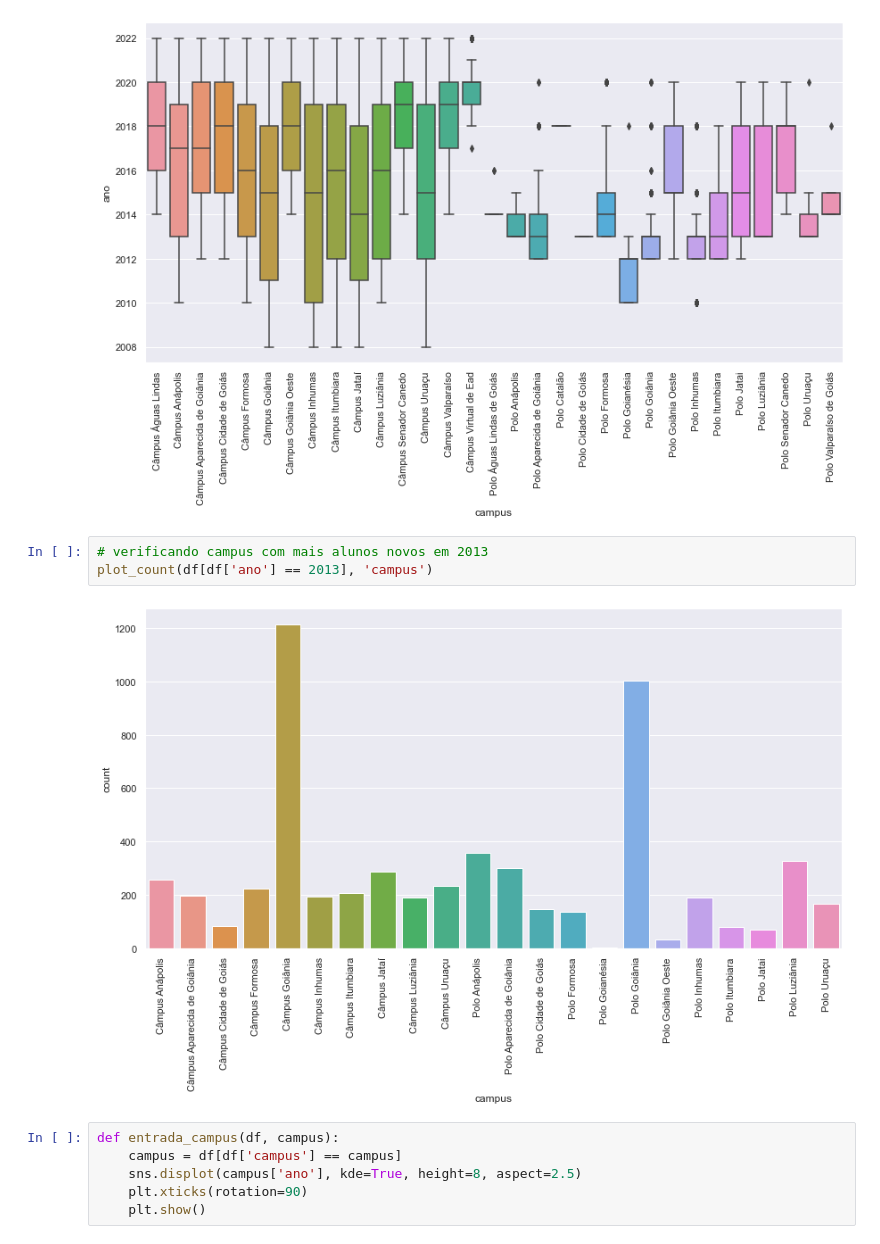
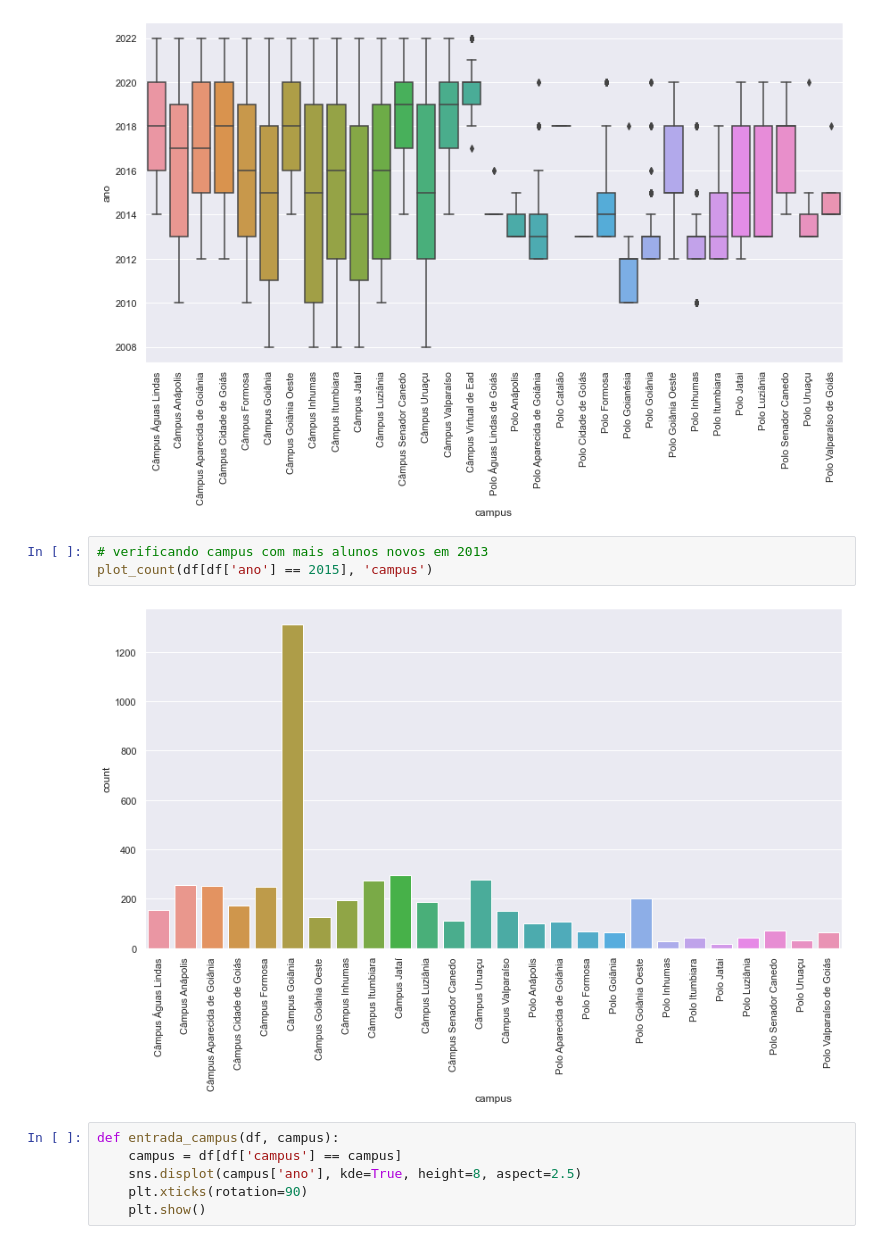
Before and after one commit to Cangerana/data_mining, a Jupyter notebook: discentes_analises.ipynb, the cells around one changed output. Cells and saved outputs as stored; diff of their text form.

```diff
--- a/discentes_analises.ipynb
+++ b/discentes_analises.ipynb
@@ -307,9 +312,9 @@ plt.xticks(rotation=90);
 [figure]
 # %%
 # verificando campus com mais alunos novos em 2013
-plot_count(df[df['ano'] == 2013], 'campus')
+plot_count(df[df['ano'] == 2015], 'campus')
 # %% [output]
-[figure, old version]
+[figure, new version]
 # %%
 def entrada_campus(df, campus):
     campus = df[df['campus'] == campus]
```
Also changed, not shown: parts of 10 cells of this notebook.
